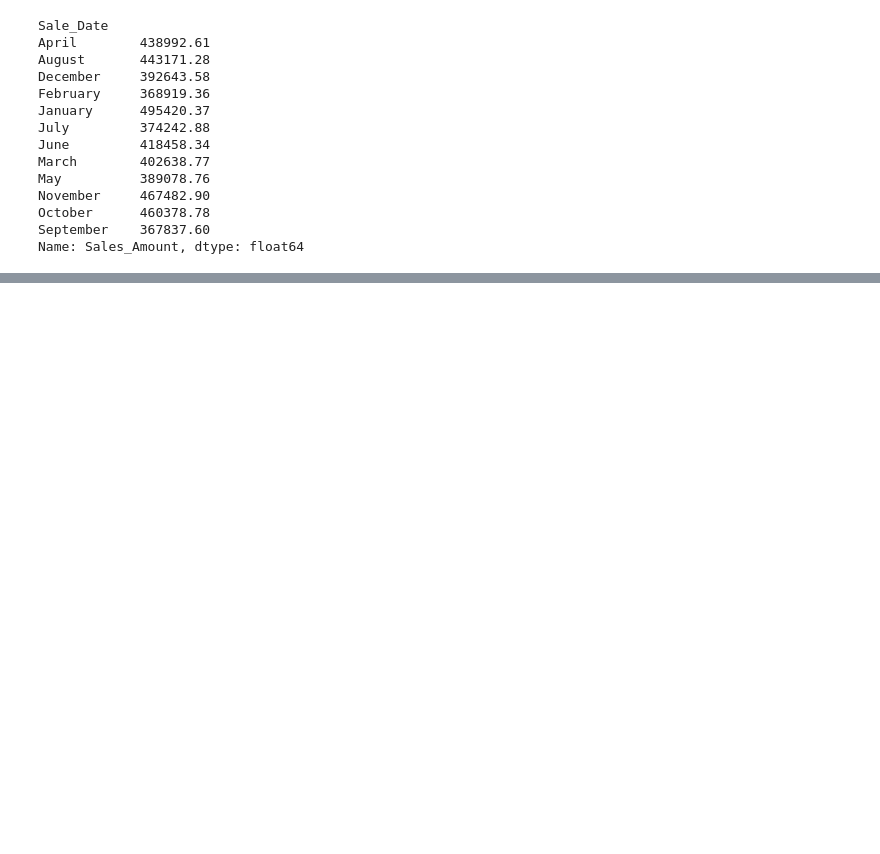
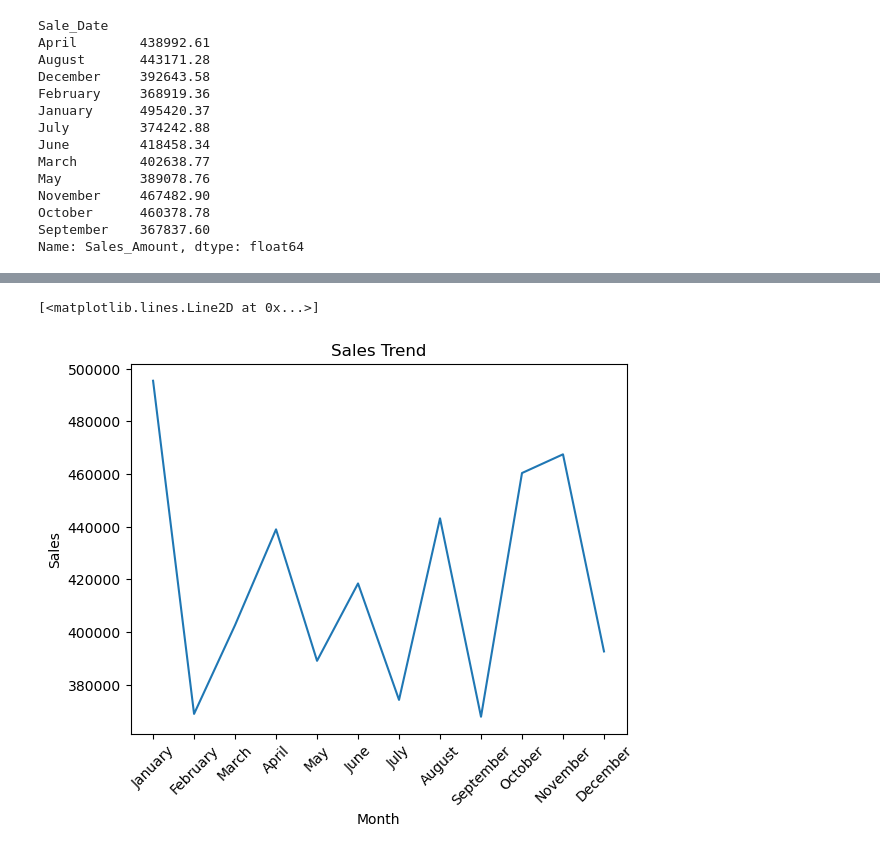
Before and after one commit to abhishekaryangiri/matplotlib-projects, a Jupyter notebook: matplotlib.ipynb, the cells around one changed output, grey strips where cells are left out. Saved outputs shown, nothing was run; the diff lists cells and outputs as text; code cells hidden in the pictures; blank space fills up the shorter version.

Commit message:
matplotlib projet 1

```diff
--- a/matplotlib.ipynb
+++ b/matplotlib.ipynb
@@ -78,3 +78,8 @@ November     467482.90
 October      460378.78
 September    367837.60
 Name: Sales_Amount, dtype: float64
+# %%
+# reorder the month name : ja to dec
+month_order=['January','February','March','April','May','June','July','August','September','October','November','December']
+sales_trend=sales_trend.reindex(month_order)
+sales_trend
@@ -80,0 +101,14 @@ Name: Sales_Amount, dtype: float64
+# %%
+x=sales_trend.index
+y=sales_trend.values
+# %%
+# display the Line Plot
+plt.title('Sales Trend')
+plt.xlabel('Month')
+plt.ylabel('Sales')
+# using xticks because month name was meerging together, now its looks clean.
+plt.xticks(rotation=45)
+plt.plot(x,y)
+# %% [output]
+[<matplotlib.lines.Line2D at 0x...>]
+[figure, added]
```
Also changed, not shown: parts of 1 cell of this notebook.
